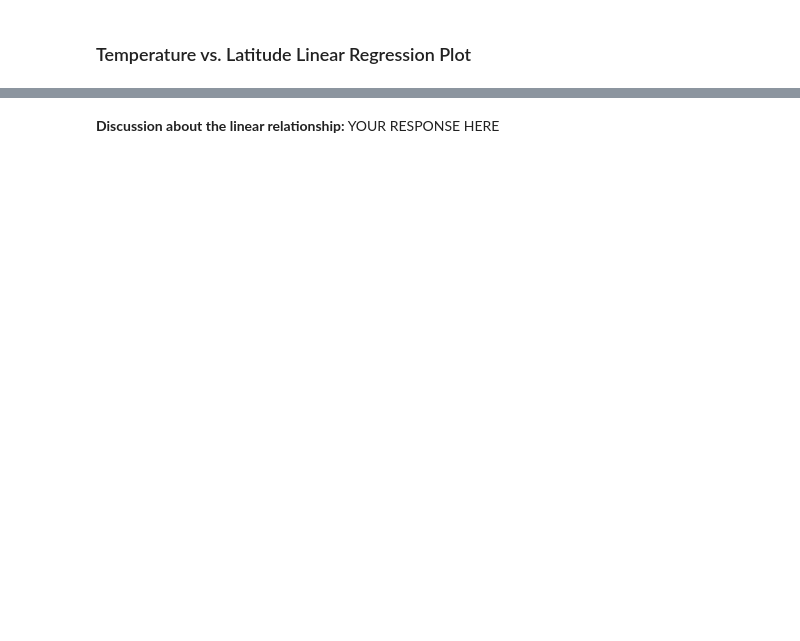
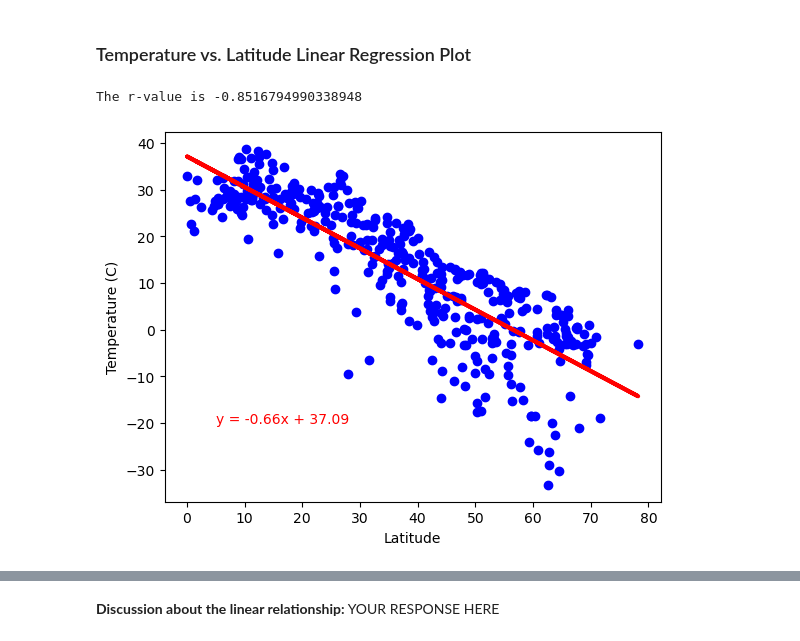
Before and after one commit to RaeAnnG/python-api-challenge, a Jupyter notebook: starter_code/WeatherPy.RG.ipynb, the cells around one changed output, grey strips where cells are left out. Saved outputs shown, nothing was run; the diff lists cells and outputs as text; code cells hidden in the pictures; blank space fills up the shorter version.

```diff
--- a/starter_code/WeatherPy.RG.ipynb
+++ b/starter_code/WeatherPy.RG.ipynb
@@ -349,0 +344,9 @@ southern_hemi_df.head()
+# %%
+# Linear regression on Northern Hemisphere
+x_plot = northern_hemi_df["Lat"]
+y_plot = northern_hemi_df["Max Temp"]
+linearRegression(x_plot, y_plot, 5, -20, "Temperature (C)")
+plt.savefig("output_data/Fig5.png",dpi=300, bbox_inches = "tight")
+# %% [output]
+The r-value is -0.8516794990338948
+[figure, added]
```
Also changed, not shown: parts of 5 cells of this notebook, 2 other files.
